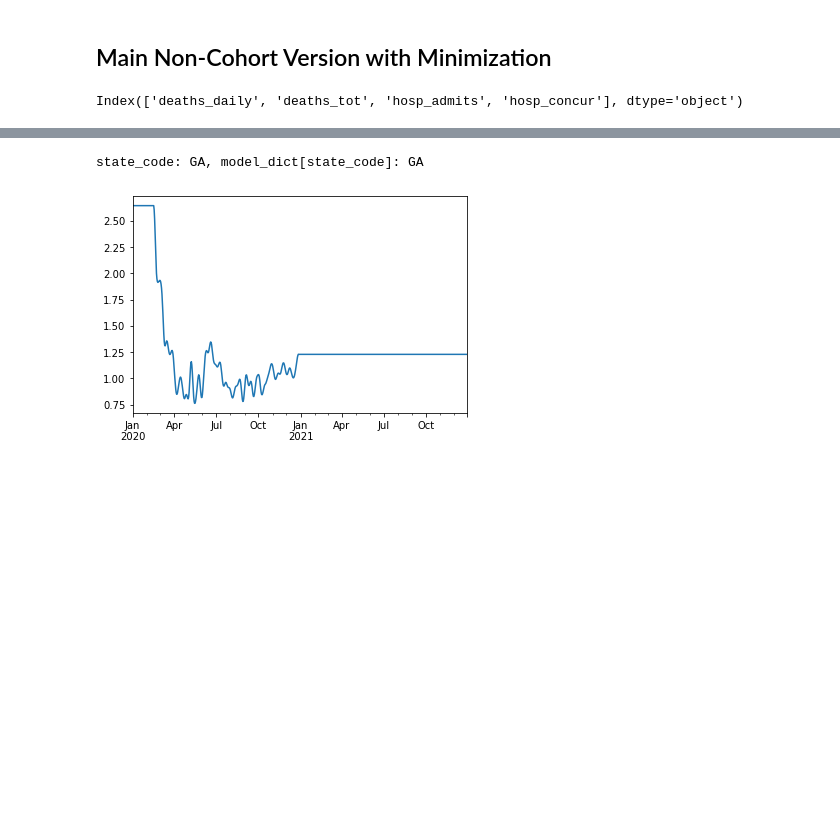
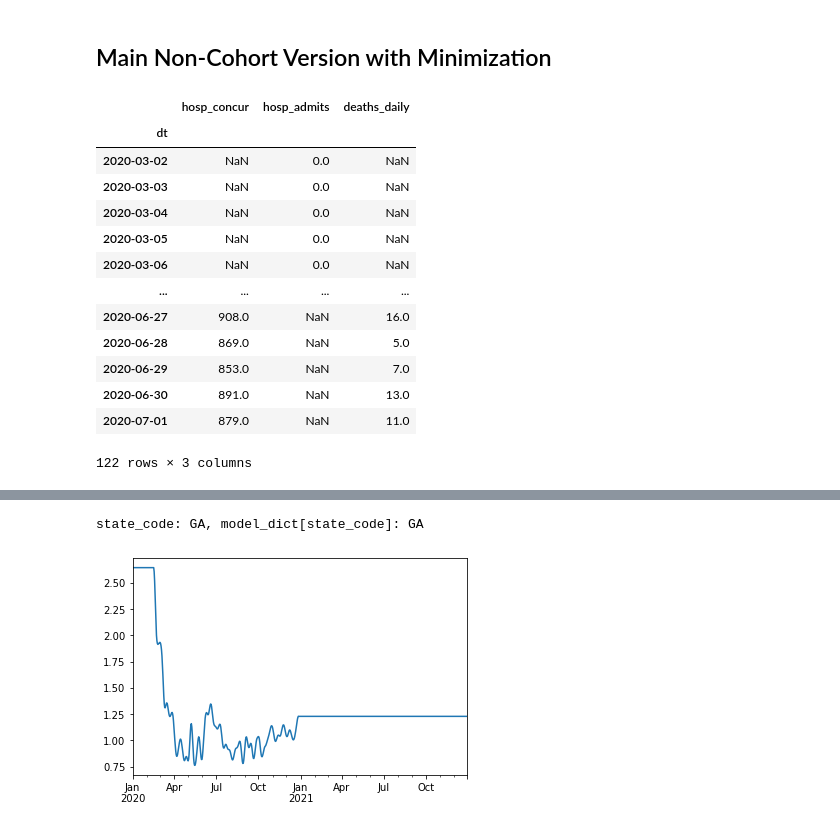
Before and after one commit to donnellymjd/coronita, a Jupyter notebook: SEIRDSModelUpdateDev.ipynb, the cells around one changed output, grey strips where cells are left out. Saved outputs shown, nothing was run; the diff lists cells and outputs as text; code cells hidden in the pictures; blank space fills up the shorter version.

Commit message:
New Model with vaccine impacts.

```diff
--- a/SEIRDSModelUpdateDev.ipynb
+++ b/SEIRDSModelUpdateDev.ipynb
@@ -601,7 +597,26 @@ def error(params, initial_conditions, tspan, r_ts, data):
 #     print(f'Chisq: {np.nansum(np.square(error_normalized)): 0.0f}')
     ####################################
     return error.to_numpy()
-# %%
-(df_sol - model_dict['df_hist']).dropna(axis=1, how='all').dropna(how='all').columns
-# %% [output]
-Index(['deaths_daily', 'deaths_tot', 'hosp_admits', 'hosp_concur'], dtype='object')
+# %%
+# minimize(error,
+#                   params,
+#                   args=(initial_conditions, tspan, r_ts.loc[:'2020-07-01'], data.loc[:'2020-07-01'])
+#                   , method='trust-constr'
+#                   , nan_policy= 'omit'
+#                  )
+data.loc[:'2020-07-01']
+# %% [output]
+|  | hosp_concur | hosp_admits | deaths_daily |
+| dt |  |  |  |
+| 2020-03-02 | NaN | 0.0 | NaN |
+| 2020-03-03 | NaN | 0.0 | NaN |
+| 2020-03-04 | NaN | 0.0 | NaN |
+| 2020-03-05 | NaN | 0.0 | NaN |
+| 2020-03-06 | NaN | 0.0 | NaN |
+| ... | ... | ... | ... |
+| 2020-06-27 | 908.0 | NaN | 16.0 |
+| 2020-06-28 | 869.0 | NaN | 5.0 |
+| 2020-06-29 | 853.0 | NaN | 7.0 |
+| 2020-06-30 | 891.0 | NaN | 13.0 |
+| 2020-07-01 | 879.0 | NaN | 11.0 |
+122 rows × 3 columns
```
Also changed, not shown: parts of 7 cells of this notebook, 9 other files.
